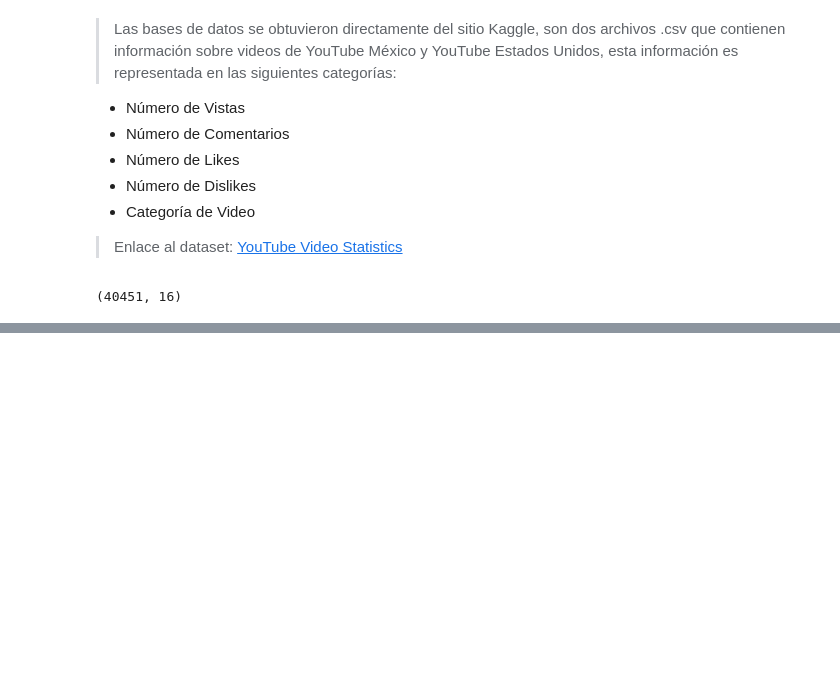
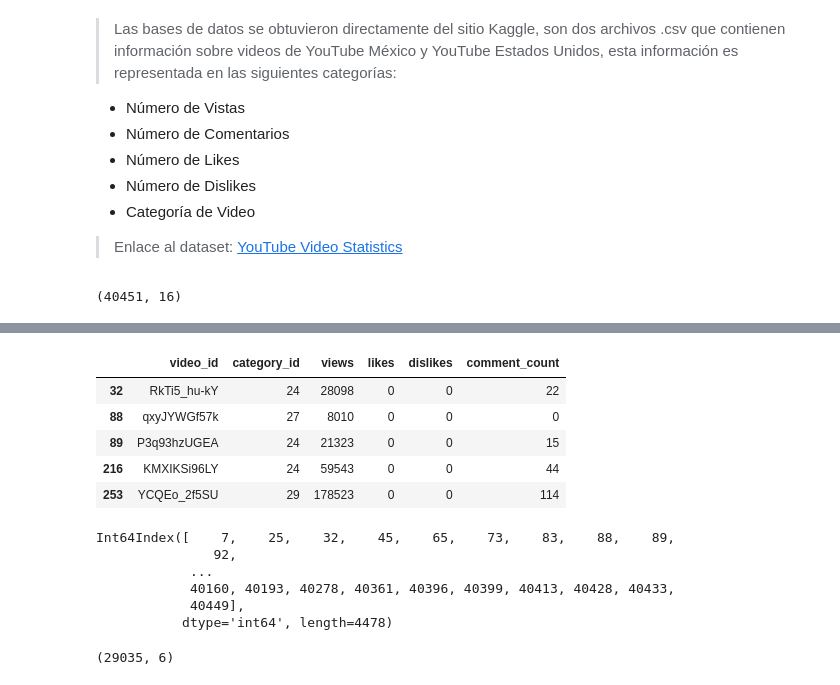
Before and after one commit to AndresHdzJmz/Tests_Proyecto-SPF, a Jupyter notebook: R_Test.ipynb, the cells around one changed output, grey strips where cells are left out. Drawn from its saved outputs; the diff is of its cells as text; code cells hidden in the pictures; blank space fills up the shorter version.

```diff
--- a/R_Test.ipynb
+++ b/R_Test.ipynb
@@ -107,0 +144,10 @@ print(df[df["video_id"].duplicated() == True] )
+# %%
+# ----------------------- Eliminar Columnas con Valores < 5 -----------------------
+df[df['likes'] == 0].head()
+# %% [output]
+|  | video_id | category_id | views | likes | dislikes | comment_count |
+| 32 | RkTi5_hu-kY | 24 | 28098 | 0 | 0 | 22 |
+| 88 | qxyJYWGf57k | 27 | 8010 | 0 | 0 | 0 |
+| 89 | P3q93hzUGEA | 24 | 21323 | 0 | 0 | 15 |
+| 216 | KMXIKSi96LY | 24 | 59543 | 0 | 0 | 44 |
+| 253 | YCQEo_2f5SU | 29 | 178523 | 0 | 0 | 114 |
@@ -107,0 +156,10 @@ print(df[df["video_id"].duplicated() == True] )
+# %%
+# ----------------------- Indices con datos < 5 -----------------------
+index_names
+# %% [output]
+Int64Index([    7,    25,    32,    45,    65,    73,    83,    88,    89,
+               92,
+            ...
+            40160, 40193, 40278, 40361, 40396, 40399, 40413, 40428, 40433,
+            40449],
+           dtype='int64', length=4478)
@@ -107,0 +169,5 @@ print(df[df["video_id"].duplicated() == True] )
+# %%
+# ----------------------- Tamaño Final del Dataset -----------------------
+df.shape
+# %% [output]
+(29035, 6)
```
Also changed, not shown: parts of 29 cells of this notebook, 2 other files.
